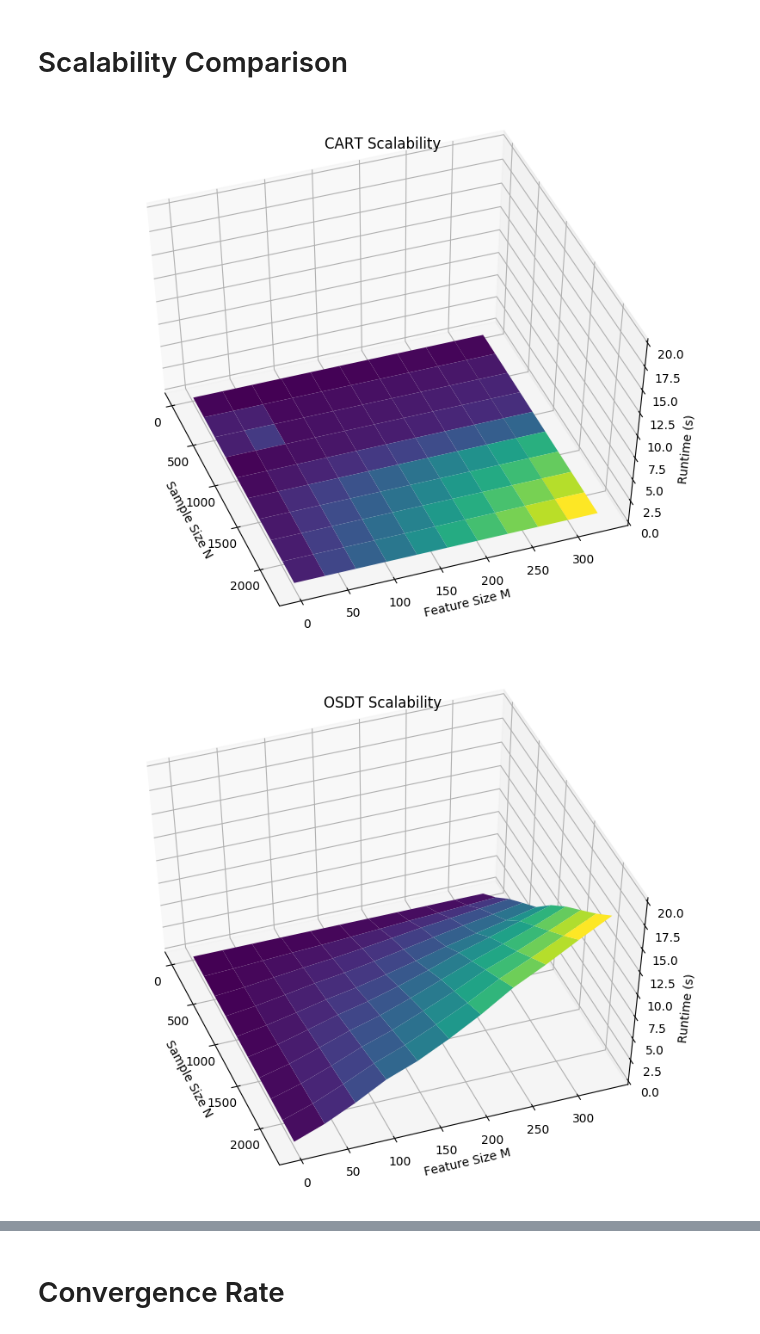
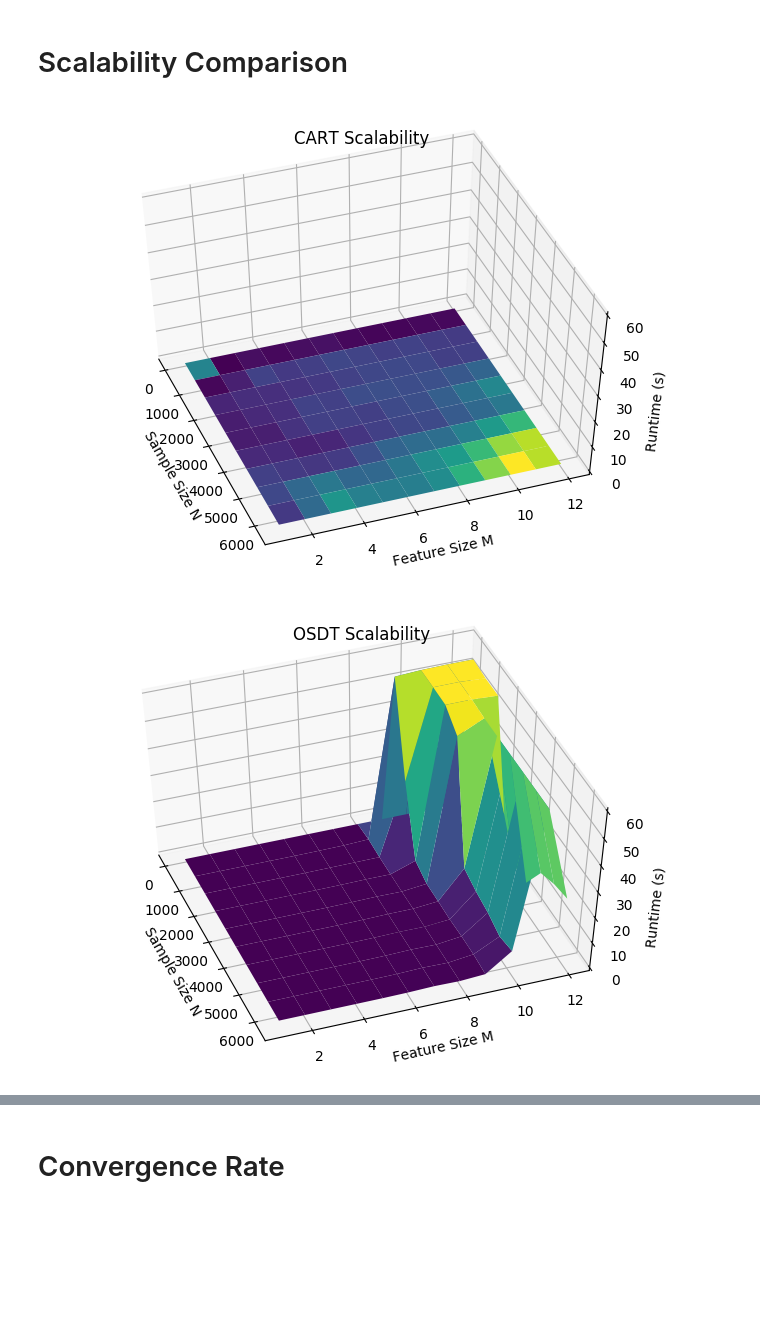
Before and after one commit to marypaulin/repo, a Jupyter notebook: Experiments.ipynb, the cells around one changed output, grey strips where cells are left out. Drawn from its saved outputs; the diff is of its cells as text; code cells hidden in the pictures; blank space fills up the shorter version.

```diff
--- a/Experiments.ipynb
+++ b/Experiments.ipynb
@@ -13,26 +13,28 @@ plot_accuracy_analysis(dataset_name, 'Test Accuracy vs Tree Width ({})'.format(d
 # %%
 from mpl_toolkits import mplot3d
 
 from lib.data_structures.dataset import read_dataframe
-from lib.experiments.analysis import plot_scalability_analysis
+from lib.experiments.scalability import plot_scalability_analysis
 
-# dataset_name = 'compas-binary'
-dataset_name = 'census_c1s5ky0.2_0_0_test'
-timeout = 20
+dataset_name = 'compas-binary'
+timeout = 60
+
+# dataset_name = 'census_c1s5ky0.2_0_0_test'
+# timeout = 20
 
 # Scalablity Analysis for CART
 dataset = read_dataframe('data/scalability/{}/{}.csv'.format(dataset_name, 'cart'))
 plot_scalability_analysis(dataset, 'CART Scalability', z_limit=timeout)
 
 # Scalablity Analysis for OSDT
 dataset = read_dataframe('data/scalability/{}/{}.csv'.format(dataset_name, 'osdt'))
 plot_scalability_analysis(dataset, 'OSDT Scalability', z_limit=timeout)
 
 # Scalablity Analysis for Parallel OSDT
 # for core_count in [1, 2, 4, 8, 16, 32, 60]:
 for core_count in [1, 2]:
     dataset = read_dataframe('data/scalability/{}/parallel_osdt_{}_core.csv'.format(dataset_name, core_count))
     plot_scalability_analysis(dataset, 'Parallel OSDT Scalability ({} Clients, 1 Server)'.format(core_count), z_limit=timeout)
 # %% [output]
-[figure, old version]
+[figure, new version]
-[figure, old version]
+[figure, new version]
```
Also changed, not shown: parts of 8 cells of this notebook, 55 other files.
